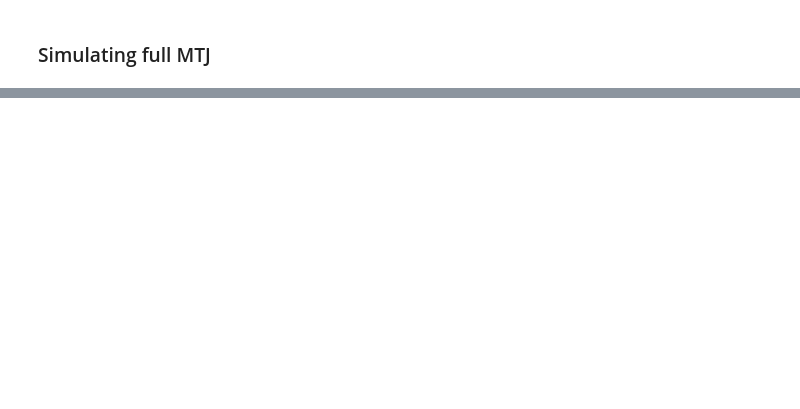
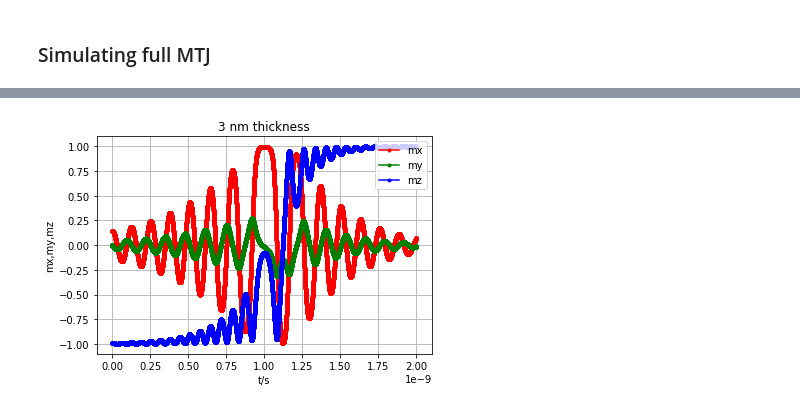
Before and after one commit to Hernandope/spintronics, a Jupyter notebook: mtj_simulation.ipynb, the cells around one changed output, grey strips where cells are left out. Saved outputs shown, nothing was run; the diff lists cells and outputs as text; code cells hidden in the pictures; blank space fills up the shorter version.

```diff
--- a/mtj_simulation.ipynb
+++ b/mtj_simulation.ipynb
@@ -115,0 +151,4 @@ plotM(t_axis, m_rk4)
+# %%
+plotM(t_axis, m_rk4, "3 nm thickness")
+# %% [output]
+[figure, added]
```
Also changed, not shown: parts of 15 cells of this notebook.
